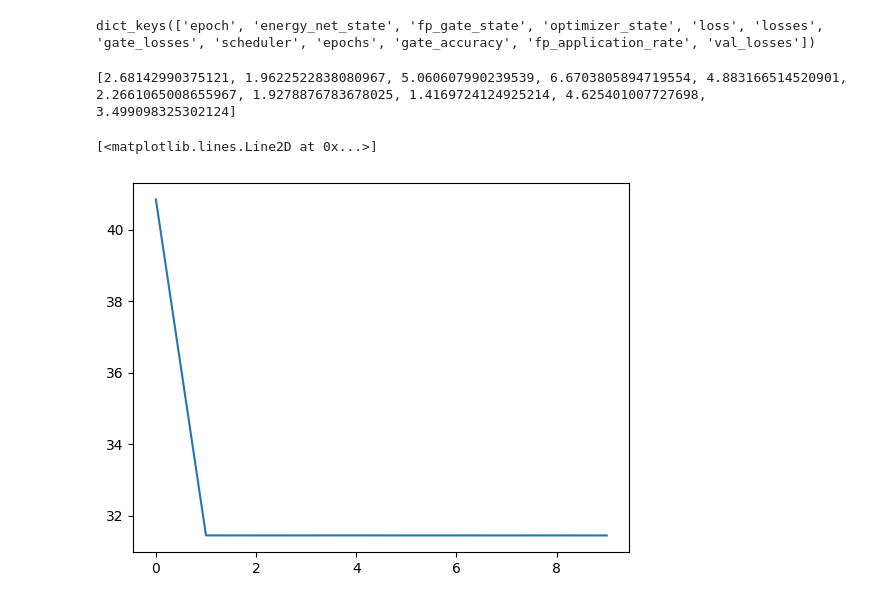
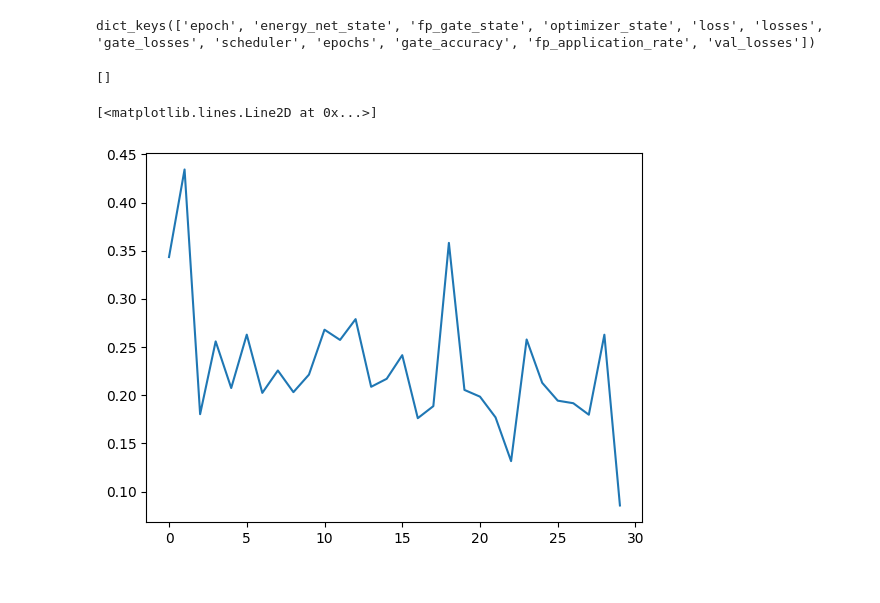
Before and after one commit to LoqmanSamani/physics_aware_diffusion, a Jupyter notebook: Untitled.ipynb, the cells around one changed output. Saved outputs shown, nothing was run; the diff lists cells and outputs as text; code cells hidden in the pictures.

```diff
--- a/Untitled.ipynb
+++ b/Untitled.ipynb
@@ -731,17 +731,17 @@ print(tn)
 # %%
 import torch
 import matplotlib.pyplot as plt
-d = torch.load("/home/loqman/Downloads/projs/physics_aware_diffusion/experiments/structures/checkpoints/fpd_epoch_20.pth", map_location="cpu")
+d = torch.load("/home/loqman/Downloads/projs/physics_aware_diffusion/experiments/structures/checkpoints/fpd_epoch_30.pth", map_location="cpu")
 # %%
 print(d.keys())
 # %% [output]
 dict_keys(['epoch', 'energy_net_state', 'fp_gate_state', 'optimizer_state', 'loss', 'losses', 'gate_losses', 'scheduler', 'epochs', 'gate_accuracy', 'fp_application_rate', 'val_losses'])
 # %%
-print(d['val_losses'])
+print(d['gate_accuracy'])
 # %% [output]
-[2.68142990375121, 1.9622522838080967, 5.060607990239539, 6.6703805894719554, 4.883166514520901, 2.2661065008655967, 1.9278876783678025, 1.4169724124925214, 4.625401007727698, 3.499098325302124]
+[]
 # %%
-plt.plot(d['gate_losses'])
+plt.plot(d['losses'])
 # %% [output]
 [<matplotlib.lines.Line2D at 0x...>]
-[figure, old version]
+[figure, new version]
```
Also changed, not shown: 9 other files.
